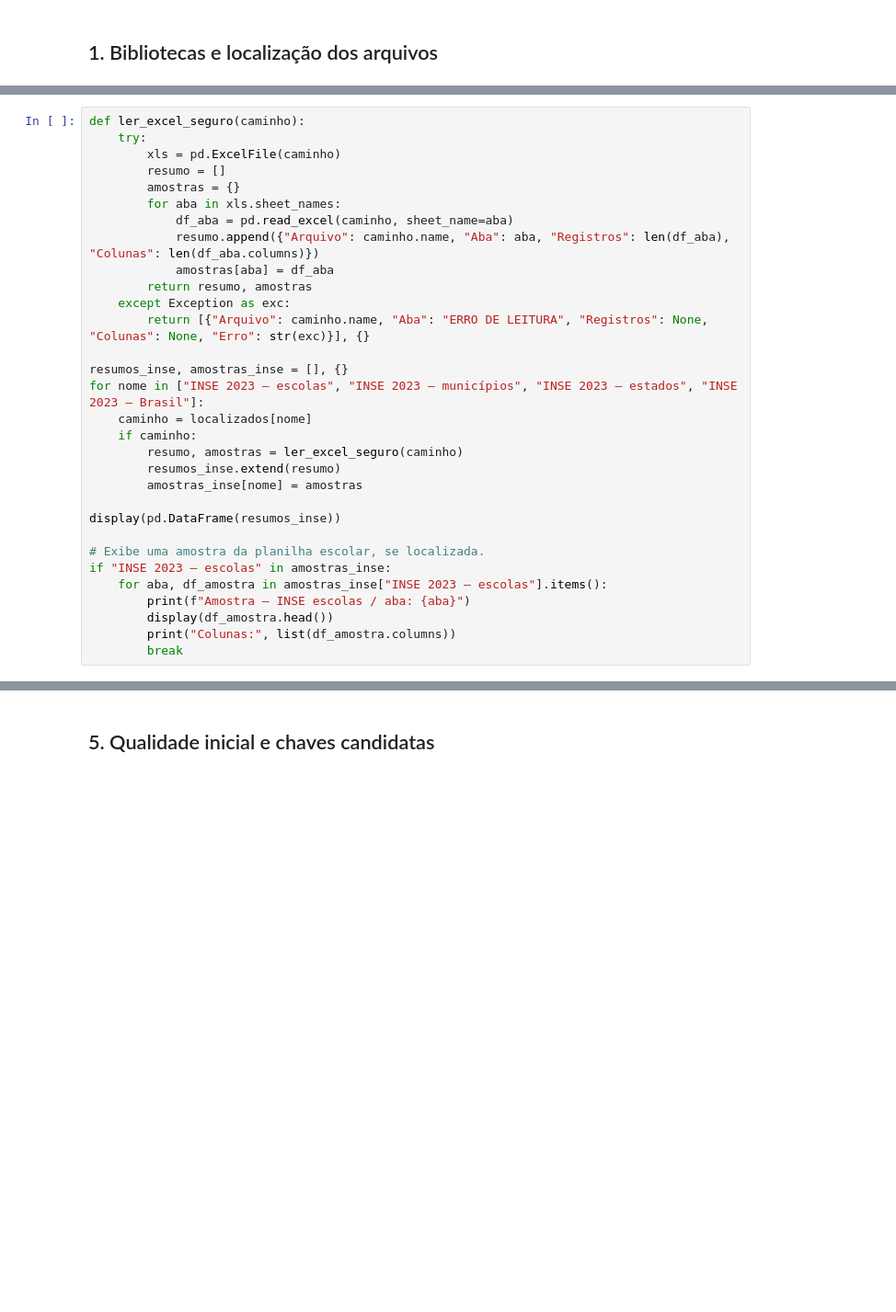
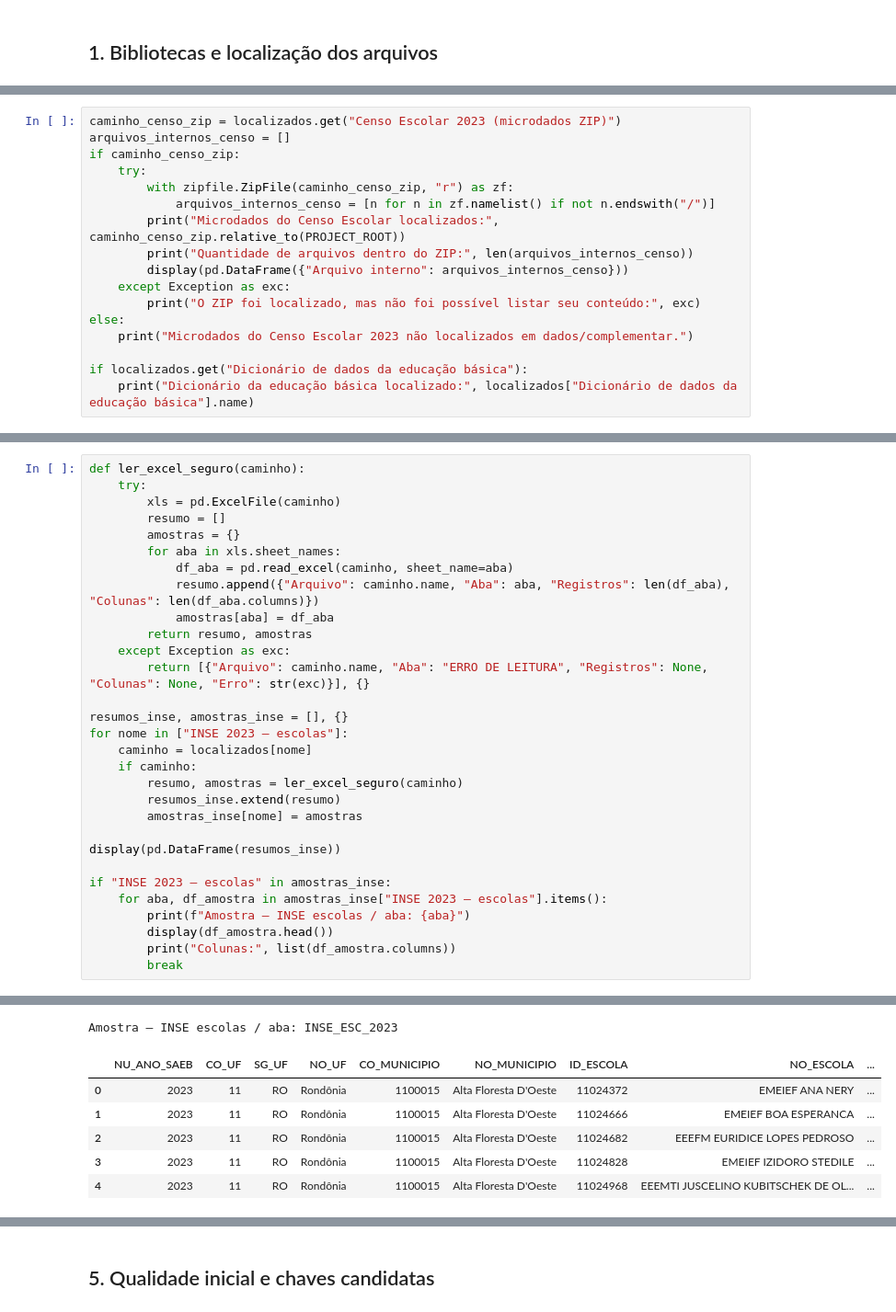
Before and after one commit to FIAP-Challenges/tech_challenge_3, a Jupyter notebook: notebooks/fase_2_entendimento_base_dados/TC3-40_Catalogo_Variaveis.ipynb, the cells around one changed output, grey strips where cells are left out. Shown at 92% size. Saved outputs shown, nothing was run; the diff lists cells and outputs as text; blank space fills up the shorter version.

```diff
--- a/notebooks/fase_2_entendimento_base_dados/TC3-40_Catalogo_Variaveis.ipynb
+++ b/notebooks/fase_2_entendimento_base_dados/TC3-40_Catalogo_Variaveis.ipynb
@@ -138,0 +115,17 @@ else:
+# %%
+caminho_censo_zip = localizados.get("Censo Escolar 2023 (microdados ZIP)")
+arquivos_internos_censo = []
+if caminho_censo_zip:
+    try:
+        with zipfile.ZipFile(caminho_censo_zip, "r") as zf:
+            arquivos_internos_censo = [n for n in zf.namelist() if not n.endswith("/")]
+        print("Microdados do Censo Escolar localizados:", caminho_censo_zip.relative_to(PROJECT_ROOT))
+        print("Quantidade de arquivos dentro do ZIP:", len(arquivos_internos_censo))
+        display(pd.DataFrame({"Arquivo interno": arquivos_internos_censo}))
+    except Exception as exc:
+        print("O ZIP foi localizado, mas não foi possível listar seu conteúdo:", exc)
+else:
+    print("Microdados do Censo Escolar 2023 não localizados em dados/complementar.")
+
+if localizados.get("Dicionário de dados da educação básica"):
+    print("Dicionário da educação básica localizado:", localizados["Dicionário de dados da educação básica"].name)
@@ -153,7 +154,7 @@ def ler_excel_seguro(caminho):
         return [{"Arquivo": caminho.name, "Aba": "ERRO DE LEITURA", "Registros": None, "Colunas": None, "Erro": str(exc)}], {}
 
 resumos_inse, amostras_inse = [], {}
-for nome in ["INSE 2023 — escolas", "INSE 2023 — municípios", "INSE 2023 — estados", "INSE 2023 — Brasil"]:
+for nome in ["INSE 2023 — escolas"]:
     caminho = localizados[nome]
     if caminho:
         resumo, amostras = ler_excel_seguro(caminho)
@@ -162,10 +163,10 @@ for nome in ["INSE 2023 — escolas", "INSE 2023 — municípios", "INSE 2023
 
 display(pd.DataFrame(resumos_inse))
 
-# Exibe uma amostra da planilha escolar, se localizada.
 if "INSE 2023 — escolas" in amostras_inse:
     for aba, df_amostra in amostras_inse["INSE 2023 — escolas"].items():
         print(f"Amostra — INSE escolas / aba: {aba}")
         display(df_amostra.head())
         print("Colunas:", list(df_amostra.columns))
         break
+# %% [output]
@@ -171,0 +176,7 @@ if "INSE 2023 — escolas" in amostras_inse:
+Amostra — INSE escolas / aba: INSE_ESC_2023
+|  | NU_ANO_SAEB | CO_UF | SG_UF | NO_UF | CO_MUNICIPIO | NO_MUNICIPIO | ID_ESCOLA | NO_ESCOLA | ... |
+| 0 | 2023 | 11 | RO | Rondônia | 1100015 | Alta Floresta D'Oeste | 11024372 | EMEIEF ANA NERY | ... |
+| 1 | 2023 | 11 | RO | Rondônia | 1100015 | Alta Floresta D'Oeste | 11024666 | EMEIEF BOA ESPERANCA | ... |
+| 2 | 2023 | 11 | RO | Rondônia | 1100015 | Alta Floresta D'Oeste | 11024682 | EEEFM EURIDICE LOPES PEDROSO | ... |
+| 3 | 2023 | 11 | RO | Rondônia | 1100015 | Alta Floresta D'Oeste | 11024828 | EMEIEF IZIDORO STEDILE | ... |
+| 4 | 2023 | 11 | RO | Rondônia | 1100015 | Alta Floresta D'Oeste | 11024968 | EEEMTI JUSCELINO KUBITSCHEK DE OL... | ... |
```
Also changed, not shown: parts of 25 cells of this notebook.
